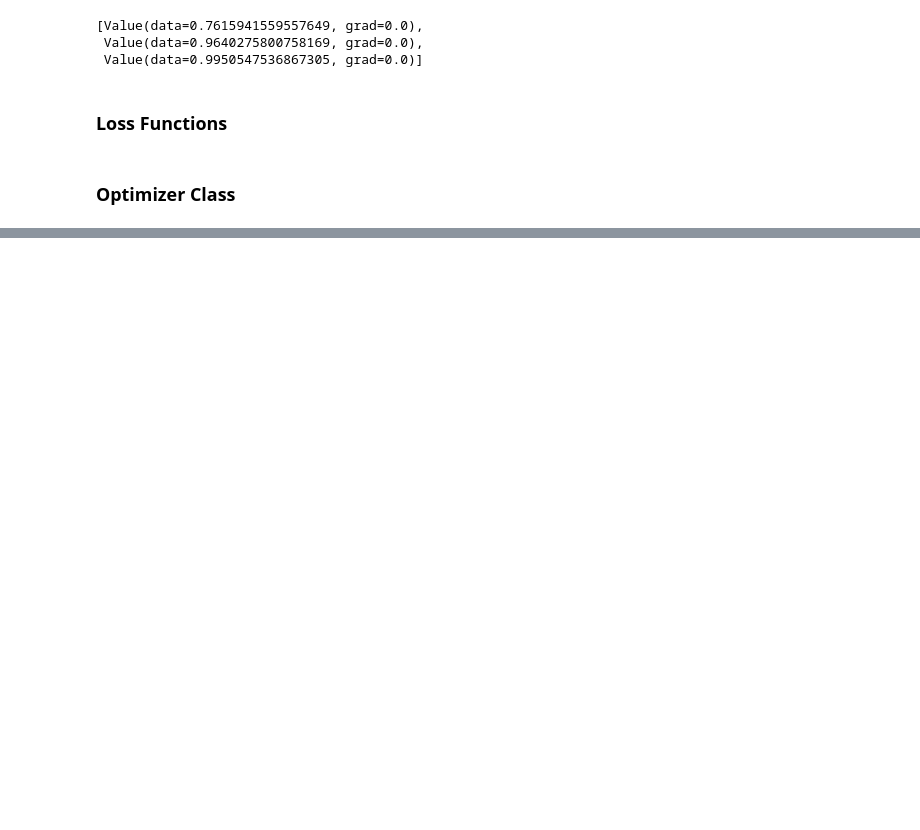
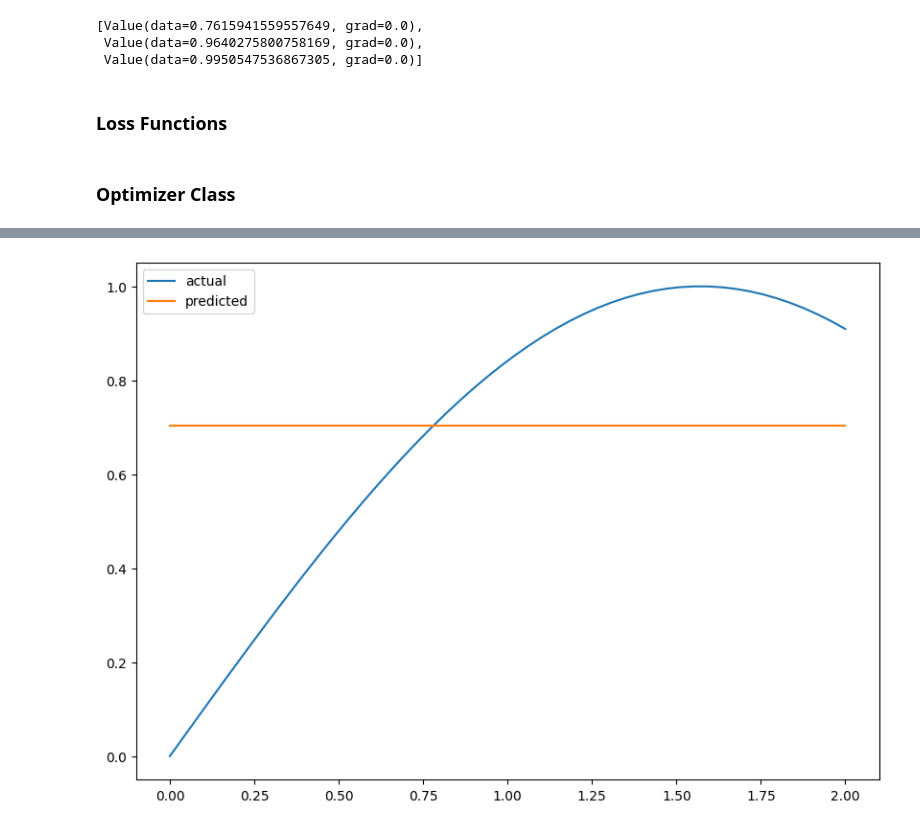
Before and after one commit to sly-sloth/micrograd-II, a Jupyter notebook: micrograd/nb.ipynb, the cells around one changed output, grey strips where cells are left out. Cells and saved outputs as stored; diff of their text form; code cells hidden in the pictures; blank space fills up the shorter version.

```diff
--- a/micrograd/nb.ipynb
+++ b/micrograd/nb.ipynb
@@ -500,0 +631,11 @@ Value(data=-1.521602378035409, grad=0.0)
+# %%
+def plot_predictions(X: List[Value], y_actual: List[Value], y_pred: List[Value]):
+    X = [i.data for i in X]
+    y_actual = [i.data for i in y_actual]
+    y_pred = [i.data for i in y_pred]
+
+    plt.figure(figsize=(10, 7))
+    plt.plot(X, y_actual, label="actual")
+    plt.plot(X, y_pred, label="predicted")
+    plt.legend()
+    plt.show()
@@ -500,0 +658,4 @@ Value(data=-1.521602378035409, grad=0.0)
+# %%
+plot_predictions(X, y, y_pred)
+# %% [output]
+[figure, added]
```
Also changed, not shown: parts of 45 cells of this notebook, 11 other files.
